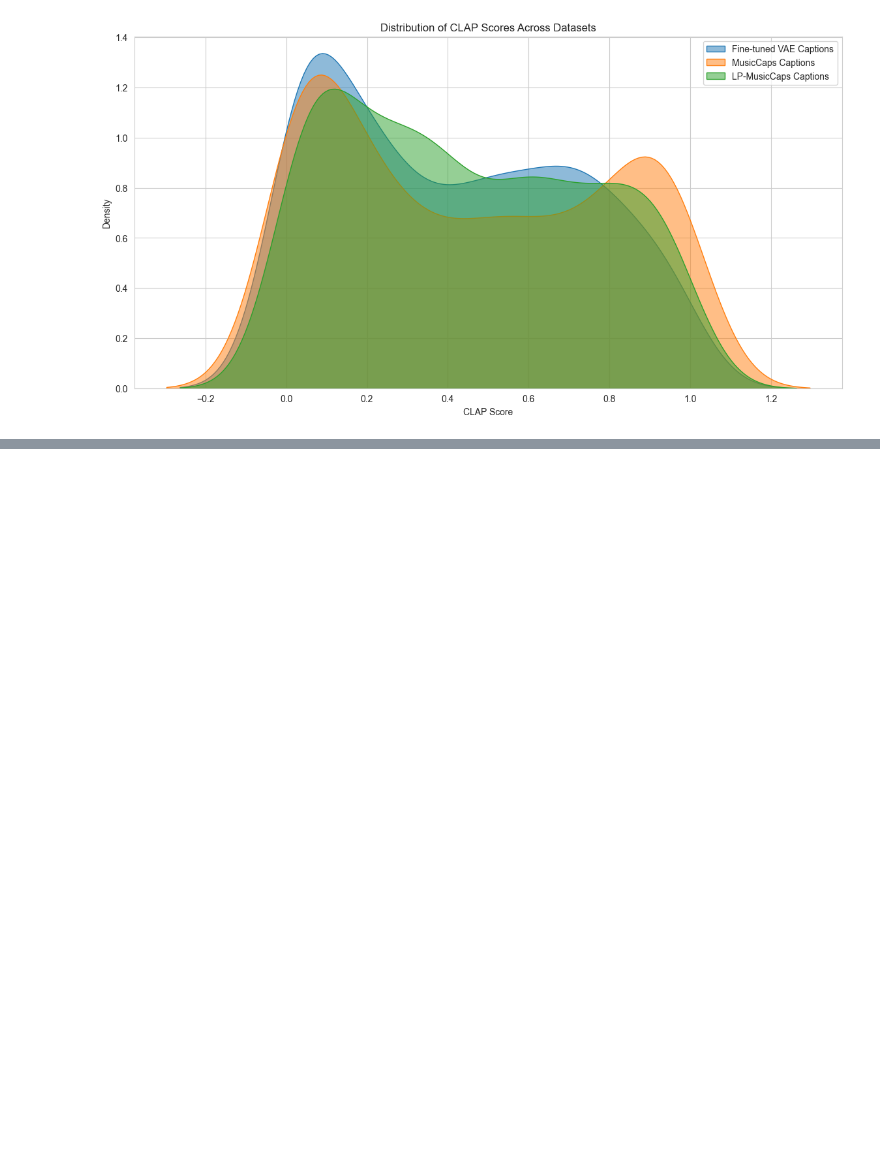
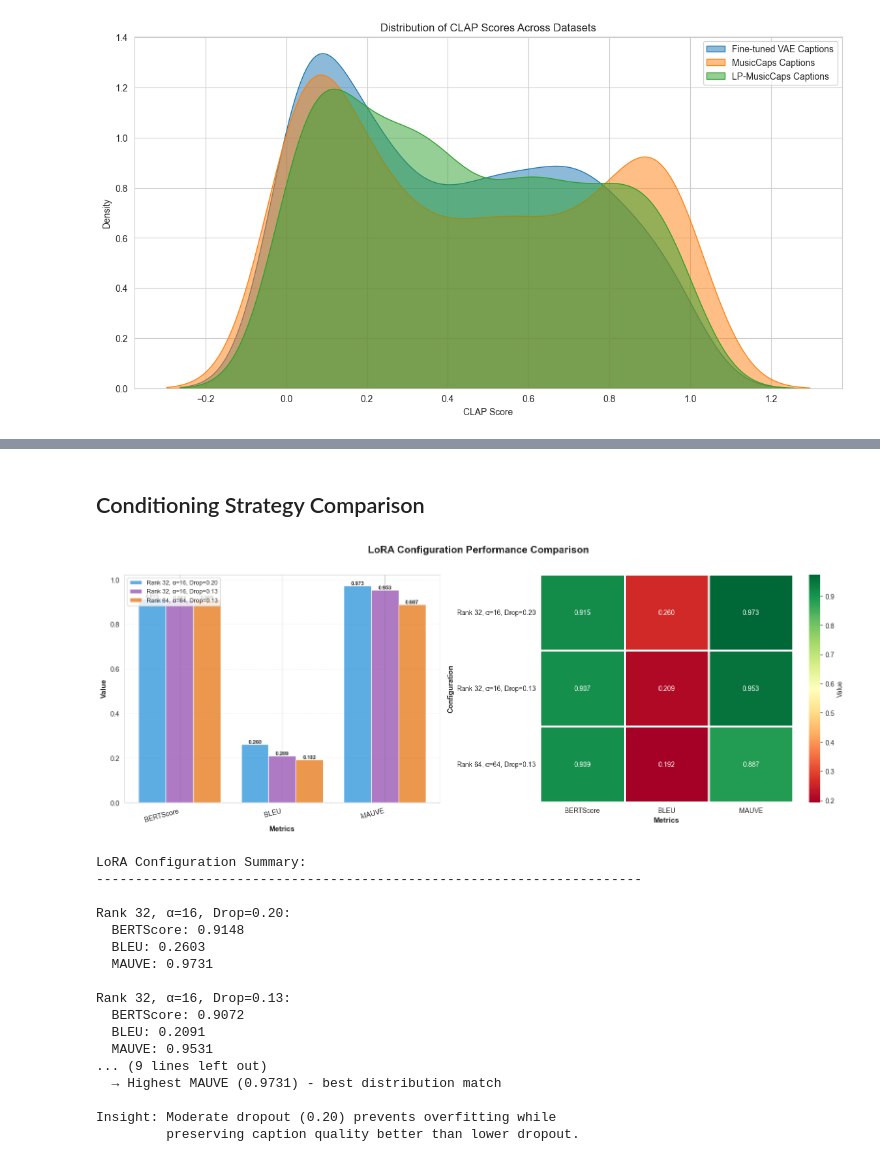
Before and after one commit to BrunoSienkiewicz/ConceptCaps, a Jupyter notebook: notebooks/full-inference-analysis.ipynb, the cells around one changed output, grey strips where cells are left out. Saved outputs shown, nothing was run; the diff lists cells and outputs as text; code cells hidden in the pictures; blank space fills up the shorter version.

```diff
--- a/notebooks/full-inference-analysis.ipynb
+++ b/notebooks/full-inference-analysis.ipynb
@@ -48,0 +199,67 @@ plt.show()
+# %% [markdown]
+## Conditioning Strategy Comparison
+# %%
+# Table 2: LLM fine-tuning ablation comparing LoRA configurations
+lora_data = {
+    'Rank 32, α=16, Drop=0.20': {
+        'BERTScore': 0.9148,
+        'BLEU': 0.2603,
+        'MAUVE': 0.9731
+    },
+    'Rank 32, α=16, Drop=0.13': {
+        'BERTScore': 0.9072,
+        'BLEU': 0.2091,
+        'MAUVE': 0.9531
+    },
+    'Rank 64, α=64, Drop=0.13': {
+        'BERTScore': 0.9088,
+        'BLEU': 0.1923,
+        'MAUVE': 0.8873
+    }
+}
+
+metrics_lora = ['BERTScore', 'BLEU', 'MAUVE']
+colors_lora = ['#3498db', '#9b59b6', '#e67e22']
+
+# Create comparison panel
+fig, axes = create_comparison_panel(
+    lora_data,
+    metrics_lora,
+    'LoRA Configuration Performance Comparison',
+    colors=colors_lora,
+    figsize=(16, 6)
+)
+plt.show()
+
+# Print summary statistics
+print("\nLoRA Configuration Summary:")
+print("-" * 70)
+for config, values in lora_data.items():
+    print(f"\n{config}:")
+    for metric, value in values.items():
+        print(f"  {metric}: {value:.4f}")
+print(f"\n✓ Best configuration: Rank 32, α=16, Dropout=0.20")
+print("  → Highest BERTScore (0.9148) - best semantic similarity")
+print("  → Highest BLEU (0.2603) - best n-gram overlap")
+print("  → Highest MAUVE (0.9731) - best distribution match")
+print("\nInsight: Moderate dropout (0.20) prevents overfitting while")
+print("         preserving caption quality better than lower dropout.")
+# %% [output]
+[figure, added]
+LoRA Configuration Summary:
+----------------------------------------------------------------------
+
+Rank 32, α=16, Drop=0.20:
+  BERTScore: 0.9148
+  BLEU: 0.2603
+  MAUVE: 0.9731
+
+Rank 32, α=16, Drop=0.13:
+  BERTScore: 0.9072
+  BLEU: 0.2091
+  MAUVE: 0.9531
+... (9 lines left out)
+  → Highest MAUVE (0.9731) - best distribution match
+
+Insight: Moderate dropout (0.20) prevents overfitting while
+         preserving caption quality better than lower dropout.
```
Also changed, not shown: parts of 7 cells of this notebook, 1 other file.
